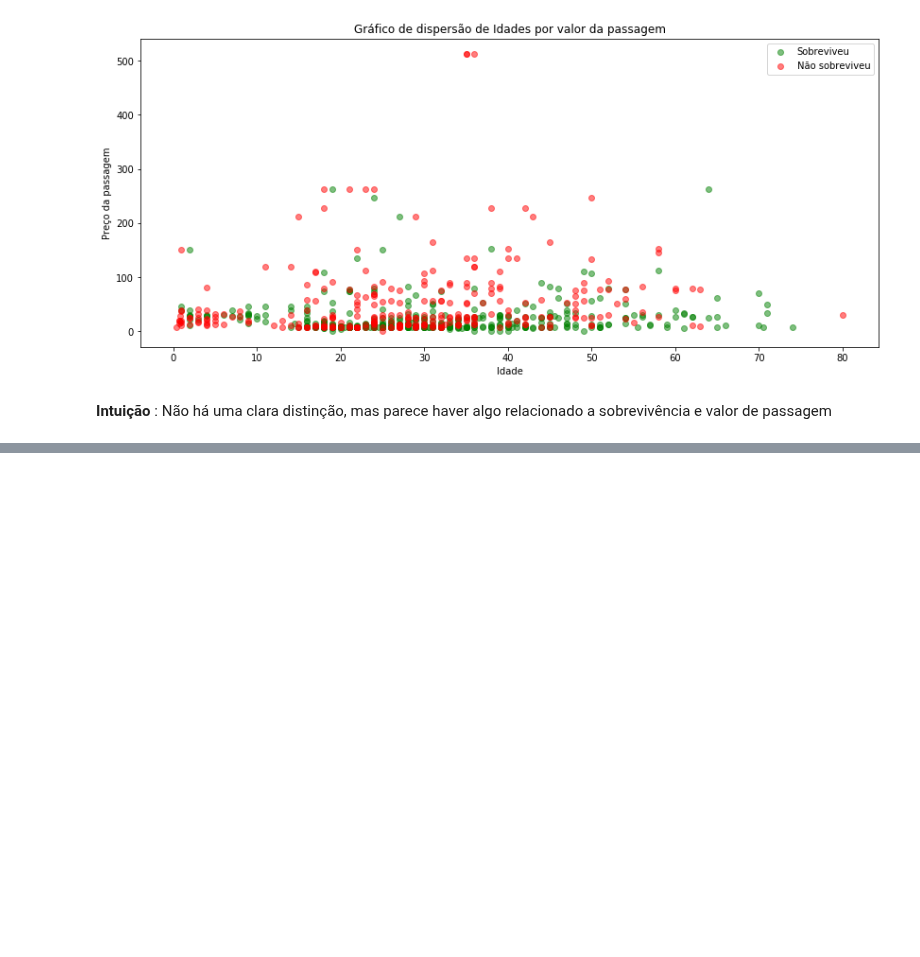
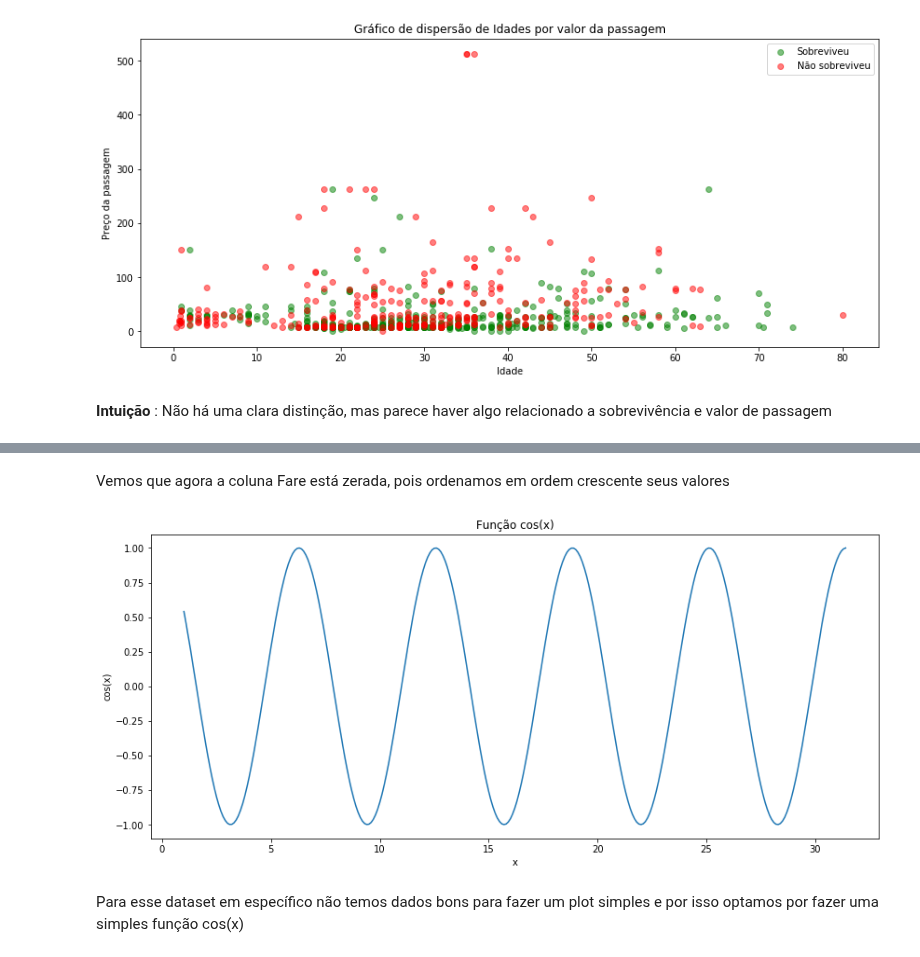
Before and after one commit to lucashueda/tutorials, a Jupyter notebook: Introdução a Python para Análise de Dados/[Aula 3] Introdução a plot de gráficos.ipynb, the cells around one changed output, grey strips where cells are left out. Saved outputs shown, nothing was run; the diff lists cells and outputs as text; code cells hidden in the pictures; blank space fills up the shorter version.

```diff
--- a/Introdução a Python para Análise de Dados/[Aula 3] Introdução a plot de gráficos.ipynb
+++ b/Introdução a Python para Análise de Dados/[Aula 3] Introdução a plot de gráficos.ipynb
@@ -271,0 +284,19 @@ Line plots são os plots mais famosos, que consiste basicamente na ligação dos
+# %%
+# A função np.arange(i,j,k) cria um vetor que vai de i até j com passos k
+x = np.arange(1,10*np.pi,0.1)
+# %%
+# Utilizamos a função cos do numpy para coletar os valores de cos do vetor de x que criamos acima
+cos_x = np.cos(x)
+# %% [markdown]
+Vemos que agora a coluna Fare está zerada, pois ordenamos em ordem crescente seus valores
+# %%
+plt.figure(figsize=(14,6))
+plt.title("Função cos(x)")
+plt.plot(x,cos_x)
+plt.xlabel("x")
+plt.ylabel("cos(x)")
+plt.show()
+# %% [output]
+[figure, added]
+# %% [markdown]
+Para esse dataset em específico não temos dados bons para fazer um plot simples e por isso optamos por fazer uma simples função cos(x)
```
Also changed, not shown: parts of 5 cells of this notebook, 21 other files.
